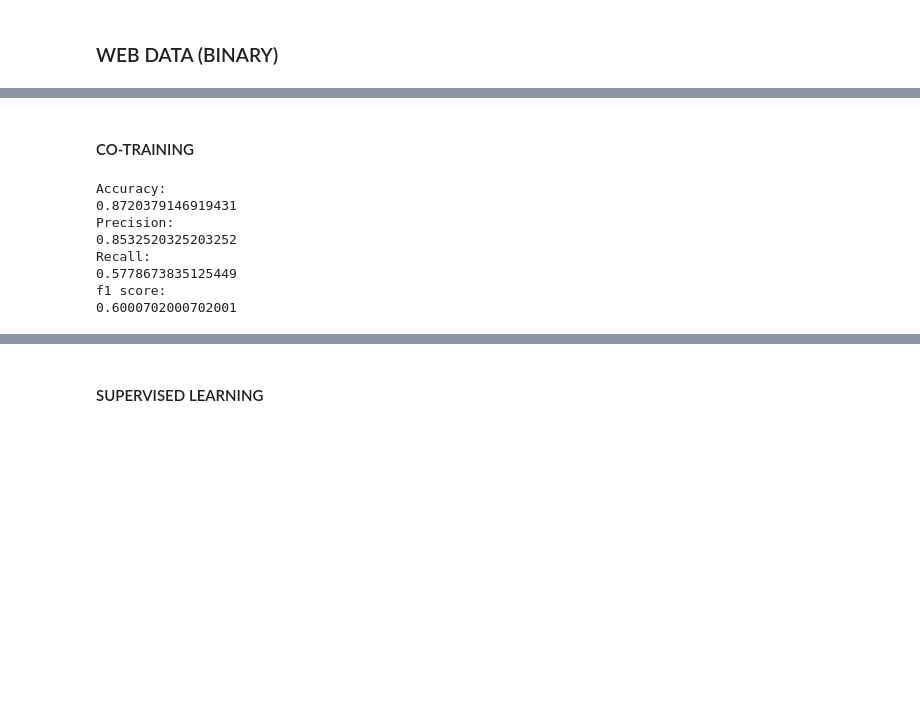
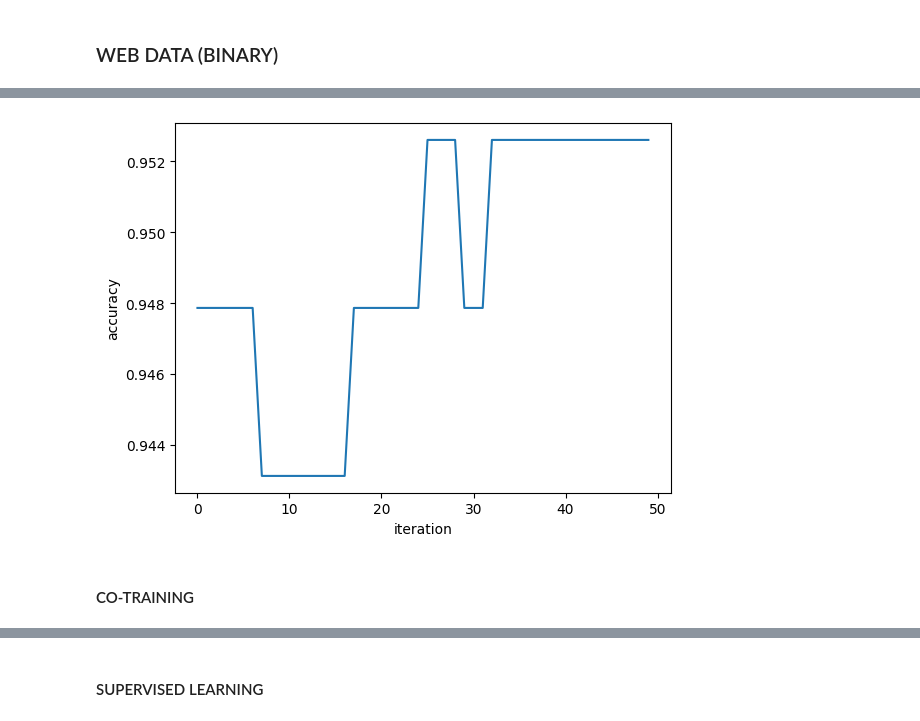
Before and after one commit to Shravya1234567/Combining_Labeled_and_Unlabeled_Data_with_Co-Training, a Jupyter notebook: project.ipynb, the cells around one changed output, grey strips where cells are left out. Drawn from its saved outputs; the diff is of its cells as text; code cells hidden in the pictures; blank space fills up the shorter version.

```diff
--- a/project.ipynb
+++ b/project.ipynb
@@ -44,8 +91,9 @@ def get_bag_of_words(text_list):
 ### COTRAINING ALGORITHM FOR BINARY CLASSIFICATION
 # %%
 # cotraining algorithm
-def cotrain_binary(p,n,k,u,X_train_L,X_train_U,y_train_L,y_train_U):
-
+from sklearn.svm import SVC
+def cotrain_binary(p,n,k,u,X_train_L,X_train_U,y_train_L,y_train_U, X_test, y_test):
+    accuracy_list = []
     for _ in range(k):
         # Intiliazing Multinomial Naive Bayes classifiers for each view
         clf_fulltext = MultinomialNB()
@@ -120,7 +168,10 @@ def cotrain_binary(p,n,k,u,X_train_L,X_train_U,y_train_L,y_train_U):
             X_train_U_sample = np.delete(X_train_U_sample,index,0)
             y_train_U_sample = np.delete(y_train_U_sample,index,0)
 
-    return clf_fulltext, clf_inlinks
+        # calculating the accuracy
+        accuracy_list.append(accuracy(X_test, y_test, clf_fulltext,clf_inlinks, verbose=0))
+
+    return clf_fulltext, clf_inlinks, accuracy_list
 # %% [markdown]
 ### COTRAINING ALGORITHM FOR MULTI-CLASS CLASSIFICATION
 # %%
@@ -262,58 +334,15 @@ for i in range(len(X_train)):
         y_train_U.append(y_train[i])
 # %%
 # Getting the trained classifiers
-clf_fulltext, clf_inlinks = cotrain_binary(1,3,30,75,X_train_L,X_train_U,y_train_L,y_train_U)
+clf_fulltext, clf_inlinks, accuracy_list = cotrain_binary(1,3,50,75,X_train_L,X_train_U,y_train_L,y_train_U, X_test, y_test)
+# %%
+# plot of accuracy vs iteration
+import matplotlib.pyplot as plt
+plt.plot(accuracy_list)
+plt.xlabel('iteration')
+plt.ylabel('accuracy')
+plt.show()
+# %% [output]
+[figure, added]
 # %% [markdown]
 #### CO-TRAINING
-# %%
-# Testing the classifiers
-from sklearn.metrics import precision_score, recall_score, f1_score
-X_test_fulltext = []
-X_test_inlinks = []
-
-for i in range(len(X_test)):
-    X_test_fulltext.append(X_test[i]['fulltext'])
-    X_test_inlinks.append(X_test[i]['inlinks'])
-
-y_pred_fulltext = clf_fulltext.predict_proba(X_test_fulltext)
-y_pred_inlinks = clf_inlinks.predict_proba(X_test_inlinks)
-
-# calculating the accuracy by taking the maximum of the probabilities of the two classifiers
-
-y_pred = []
-for i in range(len(y_pred_fulltext)):
-    # maximum probability from fulltext classifier
-    max_prob1 = max(y_pred_fulltext[i])
-    index1 = np.argmax(y_pred_fulltext[i])
-    # maximum probability from inlinks classifier
-    max_prob2 = max(y_pred_inlinks[i])
-    index2 = np.argmax(y_pred_inlinks[i])
-    # taking the maximum of the two probabilities
-    if max_prob1 > max_prob2:
-        y_pred.append(index1)
-    else:
-        y_pred.append(index2)
-
-# calculating the accuracy
-count = 0
-for i in range(len(y_pred)):
-    if y_pred[i] == y_test[i]:
-        count += 1
-
-print("Accuracy: ")
-print(count/len(y_pred_fulltext))
-print("Precision: ")
-print(precision_score(y_test, y_pred, average='macro'))
-print("Recall: ")
-print(recall_score(y_test,y_pred, average='macro'))
-print("f1 score: ")
-print(f1_score(y_test,y_pred, average='macro'))
-# %% [output]
-Accuracy:
-0.8720379146919431
-Precision:
-0.8532520325203252
-Recall:
-0.5778673835125449
-f1 score:
-0.6000702000702001
```
Also changed, not shown: parts of 11 cells of this notebook.
